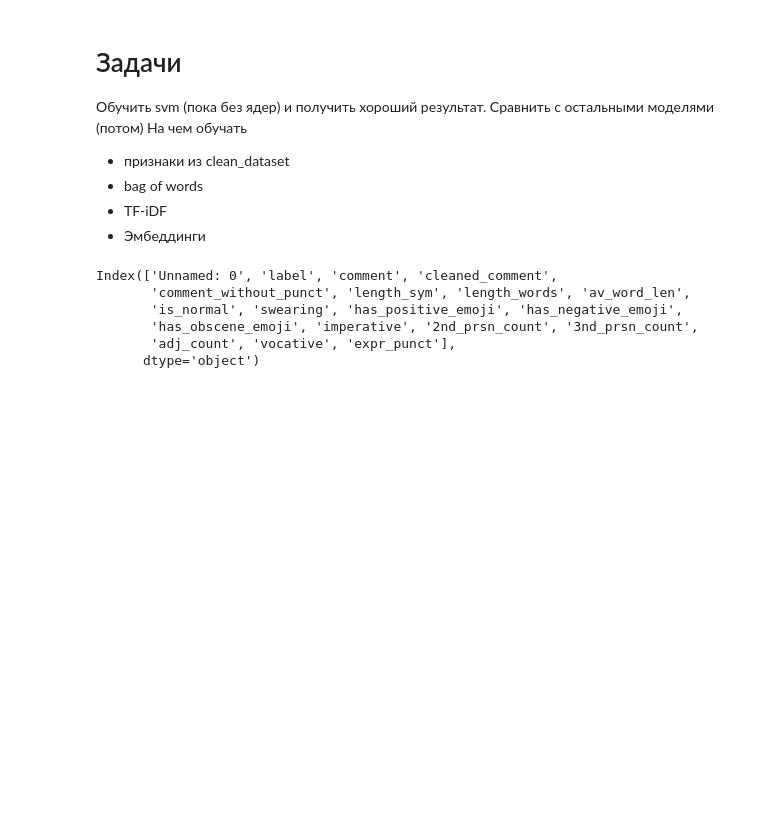
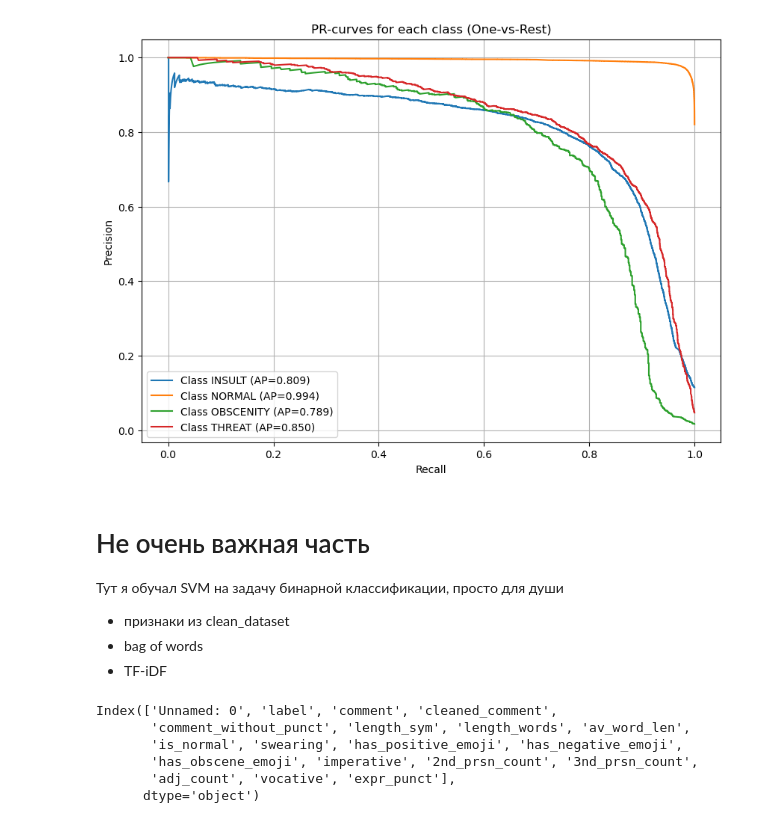
Before and after one commit to toxic-comments/toxic-comments, a Jupyter notebook: linear-models/SVM_Desyatnichenko.ipynb, the cells around one changed output. Saved outputs shown, nothing was run; the diff lists cells and outputs as text; code cells hidden in the pictures; blank space fills up the shorter version.

```diff
--- a/linear-models/SVM_Desyatnichenko.ipynb
+++ b/linear-models/SVM_Desyatnichenko.ipynb
@@ -0,0 +27,9 @@
+# %%
+# X_train -> BoW
+from sklearn.feature_extraction.text import CountVectorizer
+
+TOKEN_PATTERN = r'[а-яё]+|[!?]|[\U0001F300-\U0001FAFF\U0001F1E6-\U0001F1FF]'
+
+vectorizer = CountVectorizer(token_pattern=TOKEN_PATTERN)
+X_train_bow = vectorizer.fit_transform(X_train)
+X_test_bow = vectorizer.transform(X_test) # возможно будут пропуски?
@@ -1,11 +97,40 @@
+# %%
+# пресижн рекол
+from sklearn.metrics import precision_recall_curve, average_precision_score
+from sklearn.preprocessing import label_binarize
+import matplotlib.pyplot as plt
+import numpy as np
+
+
+classes = np.sort(y_train.unique())
+
+y_test_bin = label_binarize(y_test, classes=classes)
+
+# decision function
+scores = best_estimator.decision_function(X_test_bow)
+
+plt.figure(figsize=(10, 7))
+
+for i, cls in enumerate(classes):
+    precision, recall, _ = precision_recall_curve(y_test_bin[:, i], scores[:, i])
+    ap = average_precision_score(y_test_bin[:, i], scores[:, i])
+
+    plt.plot(recall, precision, label=f'Class {cls} (AP={ap:.3f})')
+
+plt.xlabel("Recall")
+plt.ylabel("Precision")
+plt.title("PR-curves for each class (One-vs-Rest)")
+plt.legend()
+plt.grid(True)
+plt.show()
+# %% [output]
+[figure, added]
 # %% [markdown]
-# Задачи
-Обучить svm (пока без ядер) и получить хороший результат. Сравнить с остальными моделями (потом)
-На чем обучать
+# Не очень важная часть
+Тут я обучал SVM на задачу бинарной классификации, просто для души
 - признаки из clean_dataset
 - bag of words
 - TF-iDF
-- Эмбеддинги
 # %%
 #
 import pandas as pd
```
Also changed, not shown: parts of 15 cells of this notebook, 1 other file.
